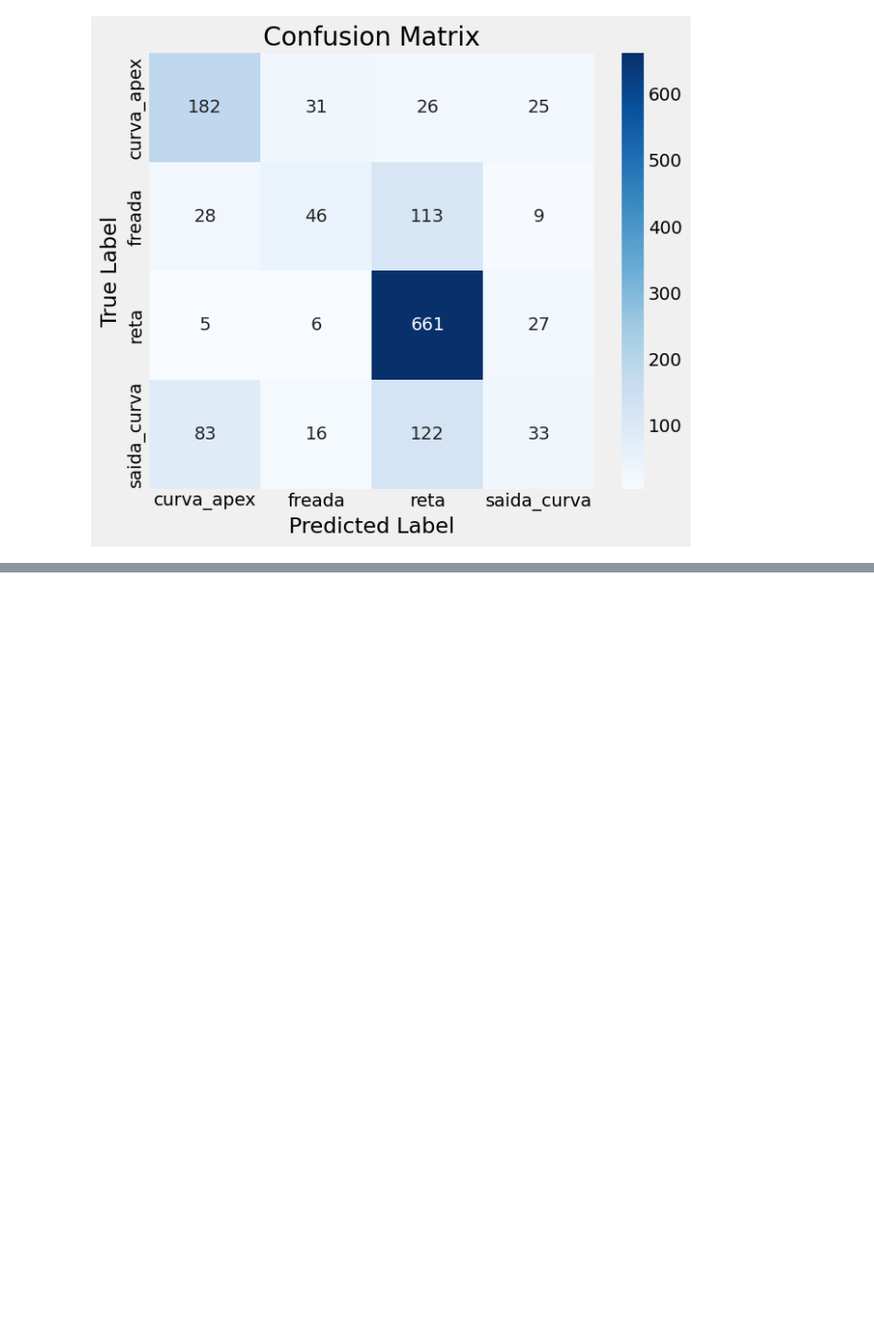
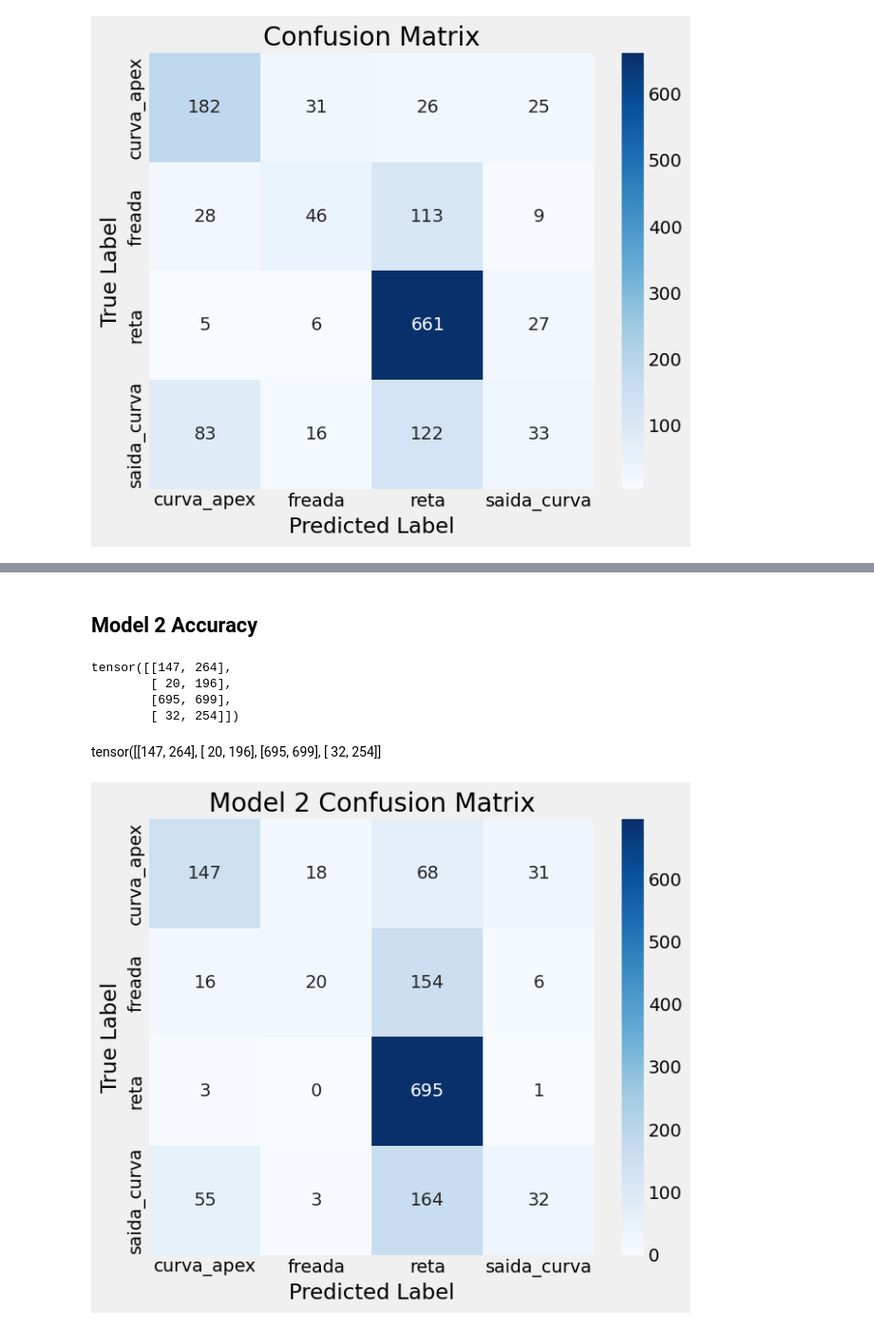
Before and after one commit to TomazFilgueira/UFRN-ML-2025-1-AutoParts_Classification, a Jupyter notebook: Iracing_classification.ipynb, the cells around one changed output, grey strips where cells are left out. Shown at 95% size. Saved outputs shown, nothing was run; the diff lists cells and outputs as text; code cells hidden in the pictures; blank space fills up the shorter version.

```diff
--- a/Iracing_classification.ipynb
+++ b/Iracing_classification.ipynb
@@ -875,0 +914,39 @@ plt.show()
+# %% [markdown]
+## Model 2 Accuracy
+# %%
+correct_counts = Architecture.loader_apply(val_loader, arch2_cnn2.correct)
+correct_counts
+# %% [output]
+tensor([[147, 264],
+        [ 20, 196],
+        [695, 699],
+        [ 32, 254]])
+# %% [markdown]
+tensor([[147, 264],
+        [ 20, 196],
+        [695, 699],
+        [ 32, 254]]
+# %%
+
+# Get all predictions and true labels from the validation set
+all_preds2 = []
+all_labels2 = []
+
+arch2_cnn2.model.eval()
+with torch.no_grad():
+    for images, labels in val_loader:
+        logits = arch2_cnn2.predict(images)
+        preds = np.argmax(logits, axis=1)
+        all_preds2.extend(preds)
+        all_labels2.extend(labels.cpu().numpy())
+# %%
+cm2 = confusion_matrix(all_labels2, all_preds2)
+plt.figure(figsize=(7, 6))
+sns.heatmap(cm2, annot=True, fmt='d', cmap='Blues', xticklabels=val_data.classes, yticklabels=val_data.classes)
+plt.xlabel('Predicted Label')
+plt.ylabel('True Label')
+plt.title('Model 2 Confusion Matrix')
+plt.tight_layout()
+plt.show()
+# %% [output]
+[figure, added]
```
Also changed, not shown: parts of 58 cells of this notebook, 3 other files.
